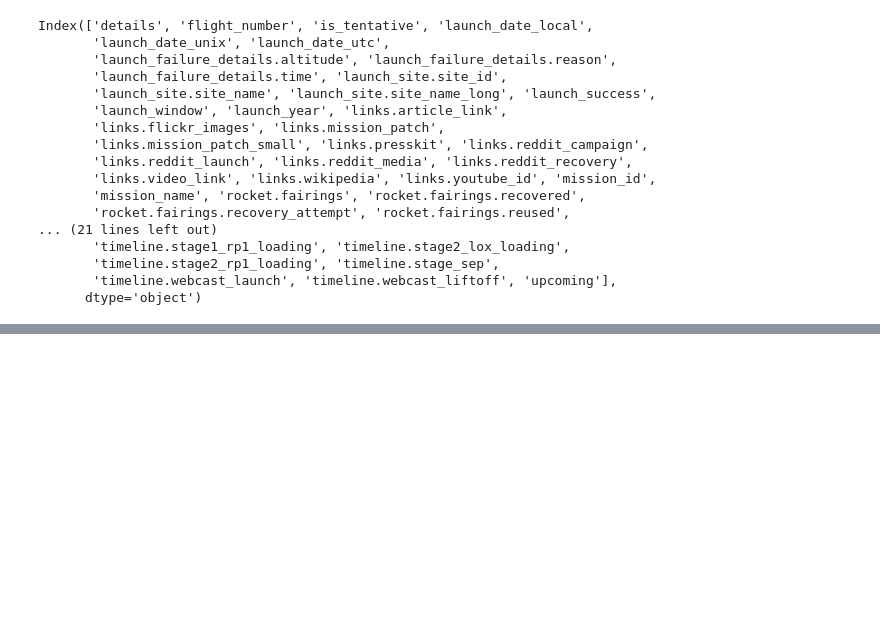
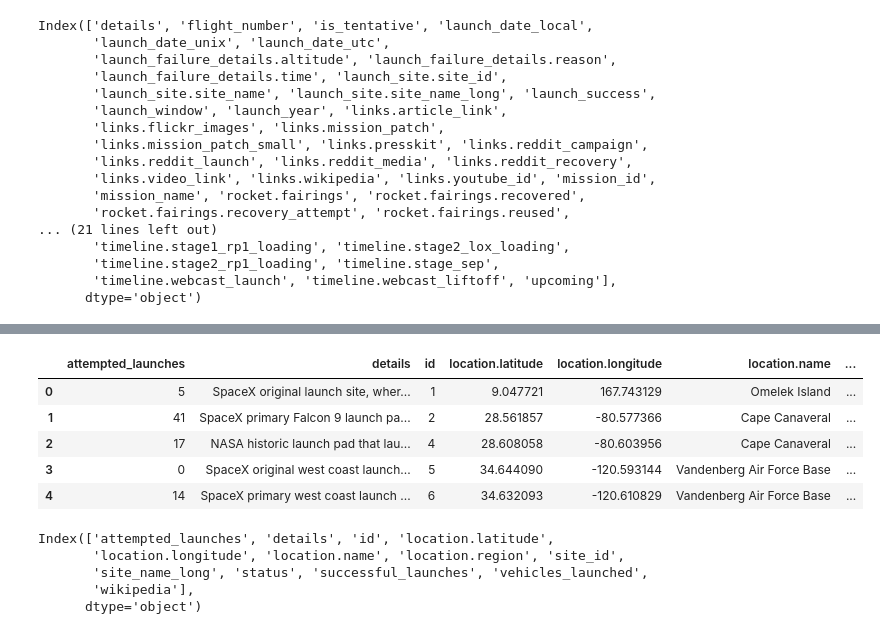
Before and after one commit to alobodanov/ETLspaceX, a Jupyter notebook: Hugo/bin/Extract_Insert_SpaceX.ipynb, the cells around one changed output, grey strips where cells are left out. Drawn from its saved outputs; the diff is of its cells as text; code cells hidden in the pictures; blank space fills up the shorter version.

```diff
--- a/Hugo/bin/Extract_Insert_SpaceX.ipynb
+++ b/Hugo/bin/Extract_Insert_SpaceX.ipynb
@@ -89,0 +114,27 @@ Index(['details', 'flight_number', 'is_tentative', 'launch_date_local',
+# %%
+# Performing a GET Request and saving the
+# API's response within a variable
+url = "https://api.spacexdata.com/v3/launchpads"
+response = requests.get(url)
+
+launch_pads= response.json()
+#pprint(launch_pads)
+# %%
+launch_pads_df = pd.io.json.json_normalize(launch_pads)
+# %%
+launch_pads_df.head()
+# %% [output]
+|  | attempted_launches | details | id | location.latitude | location.longitude | location.name | ... |
+| 0 | 5 | SpaceX original launch site, wher... | 1 | 9.047721 | 167.743129 | Omelek Island | ... |
+| 1 | 41 | SpaceX primary Falcon 9 launch pa... | 2 | 28.561857 | -80.577366 | Cape Canaveral | ... |
+| 2 | 17 | NASA historic launch pad that lau... | 4 | 28.608058 | -80.603956 | Cape Canaveral | ... |
+| 3 | 0 | SpaceX original west coast launch... | 5 | 34.644090 | -120.593144 | Vandenberg Air Force Base | ... |
+| 4 | 14 | SpaceX primary west coast launch ... | 6 | 34.632093 | -120.610829 | Vandenberg Air Force Base | ... |
+# %%
+launch_pads_df.columns
+# %% [output]
+Index(['attempted_launches', 'details', 'id', 'location.latitude',
+       'location.longitude', 'location.name', 'location.region', 'site_id',
+       'site_name_long', 'status', 'successful_launches', 'vehicles_launched',
+       'wikipedia'],
+      dtype='object')
```
Also changed, not shown: parts of 14 cells of this notebook, 1 other file.
